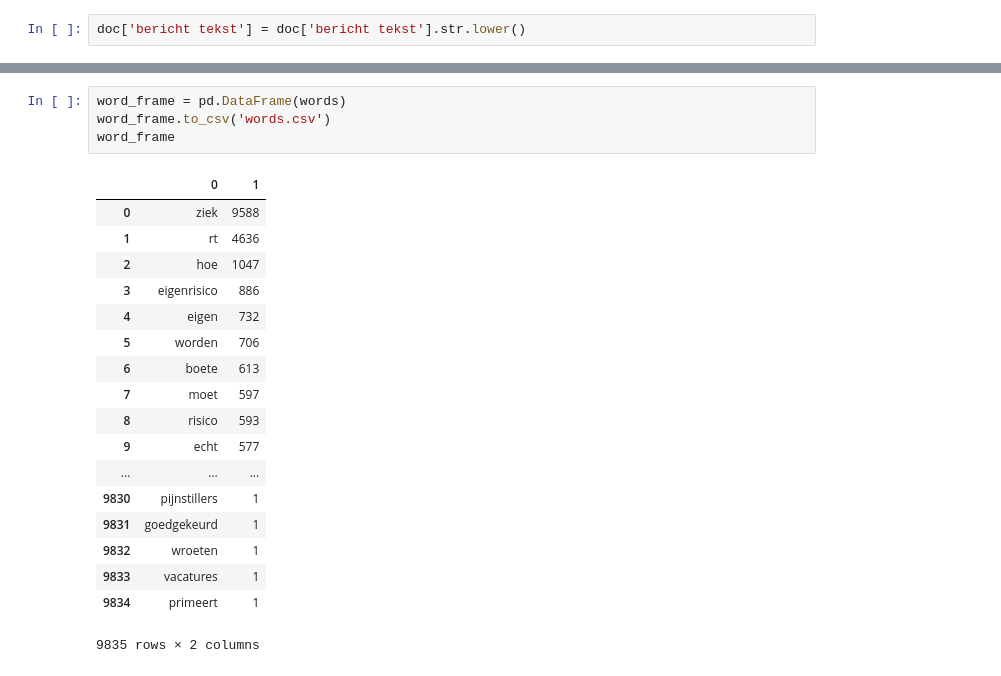
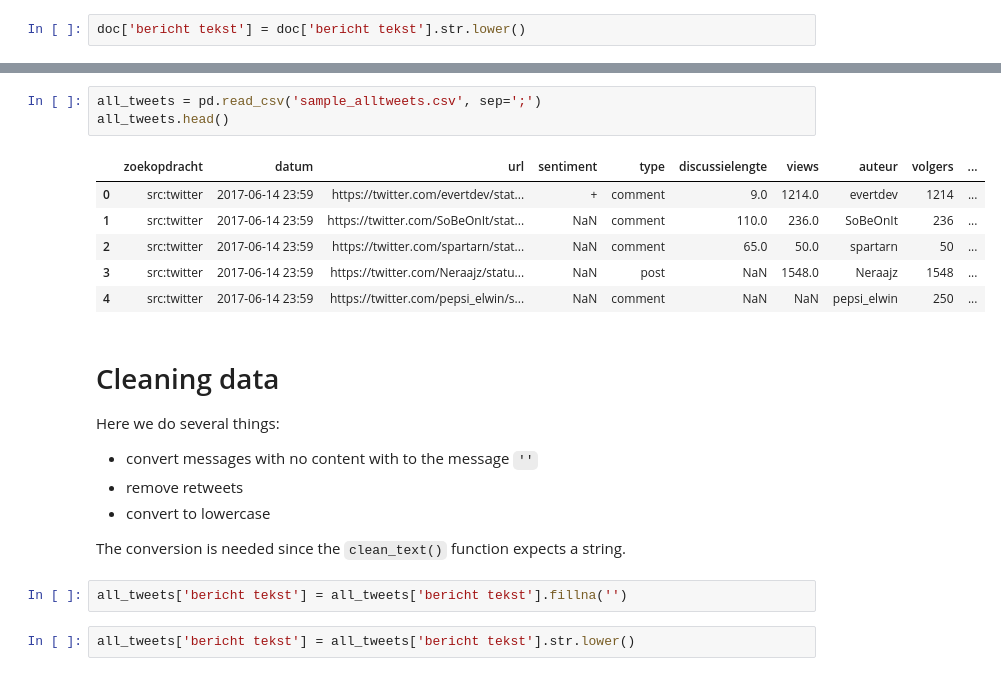
Before and after one commit to ADS71-C/Burry, a Jupyter notebook: DataTest.ipynb, the cells around one changed output, grey strips where cells are left out. Saved outputs shown, nothing was run; the diff lists cells and outputs as text.

```diff
--- a/DataTest.ipynb
+++ b/DataTest.ipynb
@@ -97,23 +51,22 @@ words[:50]
-# %%
-word_frame = pd.DataFrame(words)
-word_frame.to_csv('words.csv')
-word_frame
-# %% [output]
-|  | 0 | 1 |
-| 0 | ziek | 9588 |
-| 1 | rt | 4636 |
-| 2 | hoe | 1047 |
-| 3 | eigenrisico | 886 |
-| 4 | eigen | 732 |
-| 5 | worden | 706 |
-| 6 | boete | 613 |
-| 7 | moet | 597 |
-| 8 | risico | 593 |
-| 9 | echt | 577 |
-| ... | ... | ... |
-| 9830 | pijnstillers | 1 |
-| 9831 | goedgekeurd | 1 |
-| 9832 | wroeten | 1 |
-| 9833 | vacatures | 1 |
-| 9834 | primeert | 1 |
-9835 rows × 2 columns
+# %%
+all_tweets = pd.read_csv('sample_alltweets.csv', sep=';')
+all_tweets.head()
+# %% [output]
+|  | zoekopdracht | datum | url | sentiment | type | discussielengte | views | auteur | volgers | ... |
+| 0 | src:twitter | 2017-06-14 23:59 | https://twitter.com/evertdev/stat... | + | comment | 9.0 | 1214.0 | evertdev | 1214 | ... |
+| 1 | src:twitter | 2017-06-14 23:59 | https://twitter.com/SoBeOnIt/stat... | NaN | comment | 110.0 | 236.0 | SoBeOnIt | 236 | ... |
+| 2 | src:twitter | 2017-06-14 23:59 | https://twitter.com/spartarn/stat... | NaN | comment | 65.0 | 50.0 | spartarn | 50 | ... |
+| 3 | src:twitter | 2017-06-14 23:59 | https://twitter.com/Neraajz/statu... | NaN | post | NaN | 1548.0 | Neraajz | 1548 | ... |
+| 4 | src:twitter | 2017-06-14 23:59 | https://twitter.com/pepsi_elwin/s... | NaN | comment | NaN | NaN | pepsi_elwin | 250 | ... |
+# %% [markdown]
+# Cleaning data
+Here we do several things:
+* convert messages with no content with to the message `''`
+* remove retweets
+* convert to lowercase
+
+The conversion is needed since the `clean_text()` function expects a string.
+# %%
+all_tweets['bericht tekst'] = all_tweets['bericht tekst'].fillna('')
+# %%
+all_tweets['bericht tekst'] = all_tweets['bericht tekst'].str.lower()
```
Also changed, not shown: parts of 15 cells of this notebook.
